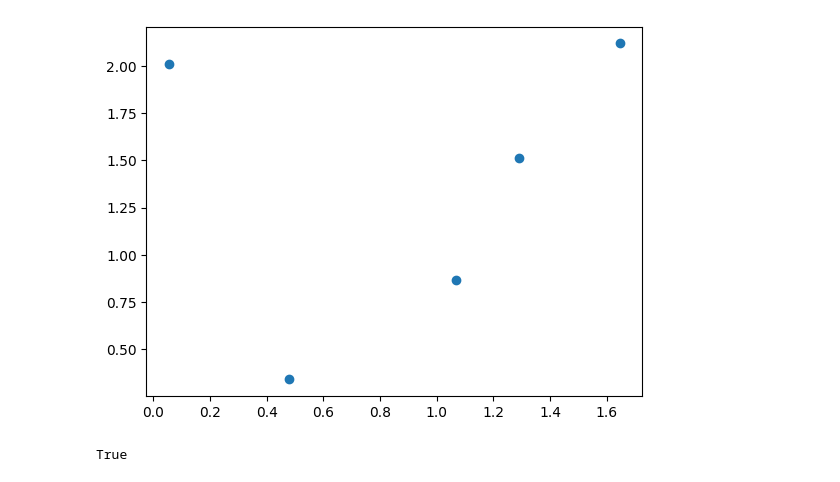
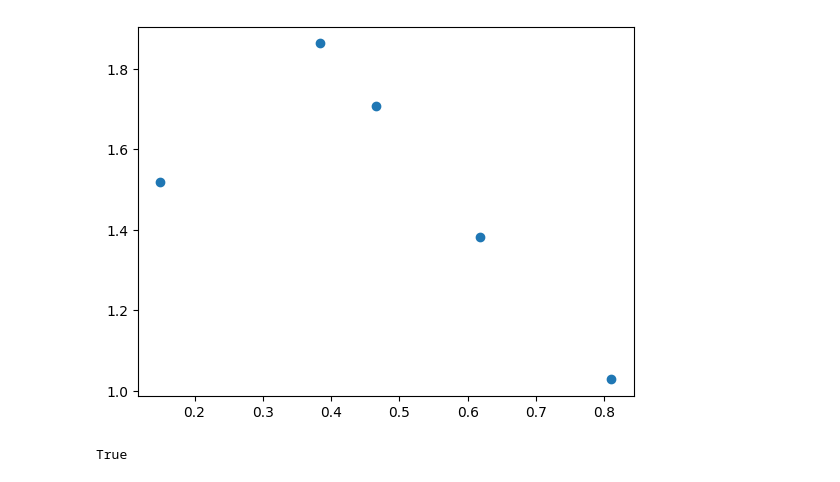
Before and after one commit to mariogov/moldflow_automation, a Jupyter notebook: Wall_Slip.ipynb, the cells around one changed output. Saved outputs shown, nothing was run; the diff lists cells and outputs as text; code cells hidden in the pictures.

Commit message:
New sample space

```diff
--- a/Wall_Slip.ipynb
+++ b/Wall_Slip.ipynb
@@ -27,30 +27,30 @@ import time
 import pandas as pd
 import plotly.graph_objects as go
 # %%
-# # Generating inital values for Wall slip parameters
+# Generating inital values for Wall slip parameters
 
-# #tau_w_range = [0.001, 1] 0.001 , 2
-# # #m_range = [0.5, 2]     0.1 , 2,5
+#tau_w_range = [0.001, 1] 0.001 , 2
+# #m_range = [0.5, 2]     0.1 , 2,5
 
-# lower= [0.001, 0.1]
-# upper = [2.0, 2.5]
+lower= [0.001, 1.0]
+upper = [1.0, 2.0]
 
-# sampler = qmc.LatinHypercube(d=2)
-# sample = sampler.random(5)
+sampler = qmc.LatinHypercube(d=2)
+sample = sampler.random(5)
 
-# scaled_values = qmc.scale(sample, lower, upper)
-# tau_w_values = scaled_values[:,0]
-# m_values = scaled_values[:,1]
-# plt.scatter(tau_w_values, m_values)
-# plt.show()
+scaled_values = qmc.scale(sample, lower, upper)
+tau_w_values = scaled_values[:,0]
+m_values = scaled_values[:,1]
+plt.scatter(tau_w_values, m_values)
+plt.show()
 
-# LHS_data = pd.DataFrame({
-#     'tau_w_values': tau_w_values,
-#     'm_values': m_values
-# })
-# LHS_data.to_csv('tau_w_and_m_values.csv', index=False)
+LHS_data = pd.DataFrame({
+    'tau_w_values': tau_w_values,
+    'm_values': m_values
+})
+LHS_data.to_csv('tau_w_and_m_values.csv', index=False)
 # %% [output]
-[figure, old version]
+[figure, new version]
 # %%
 def calculate_area_between_curves(real_time, real_disp, guess_time, guess_disp):
     common_time = np.linspace(0.0, max(real_time.max(), guess_time.max()), num=200)
```
Also changed, not shown: 2 other files.
